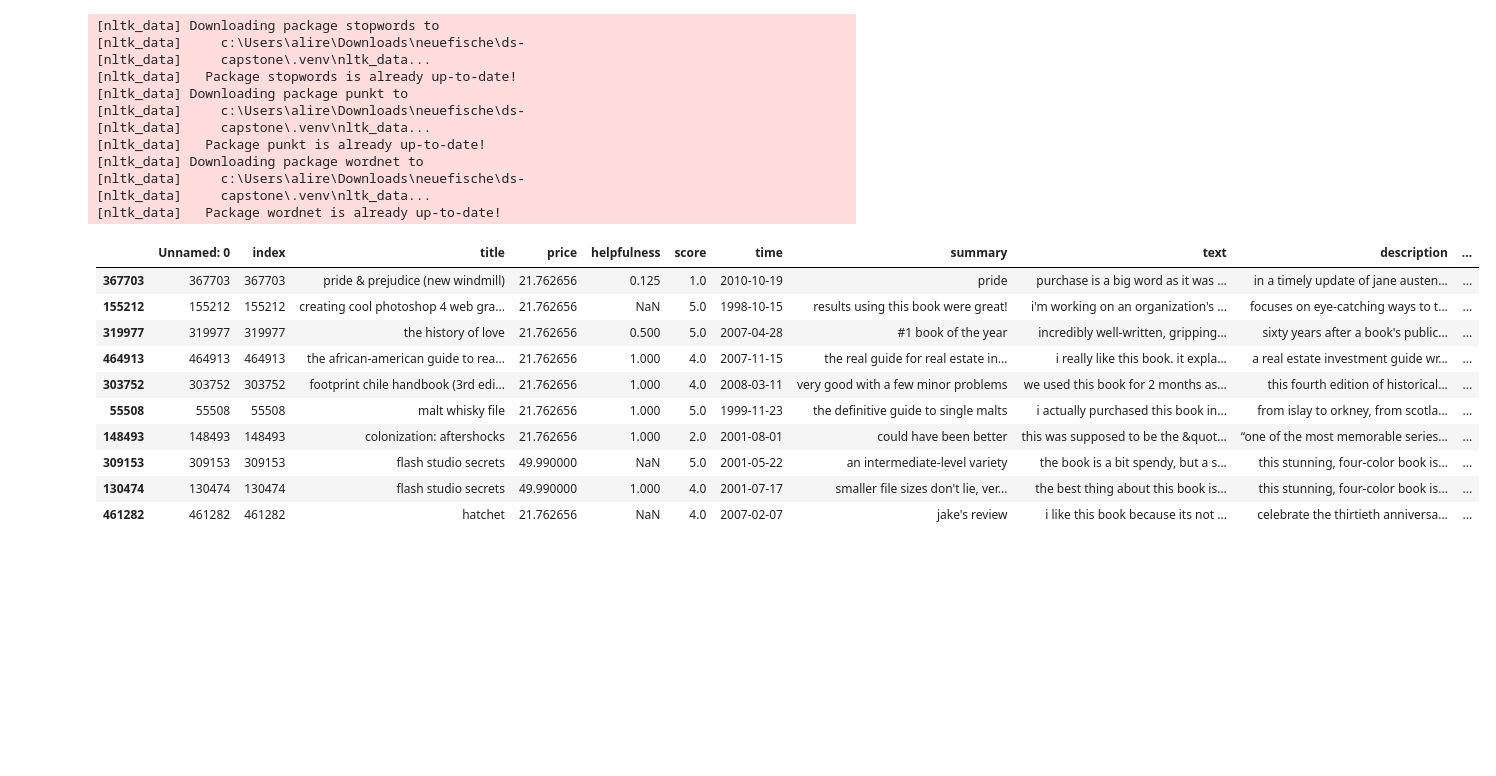
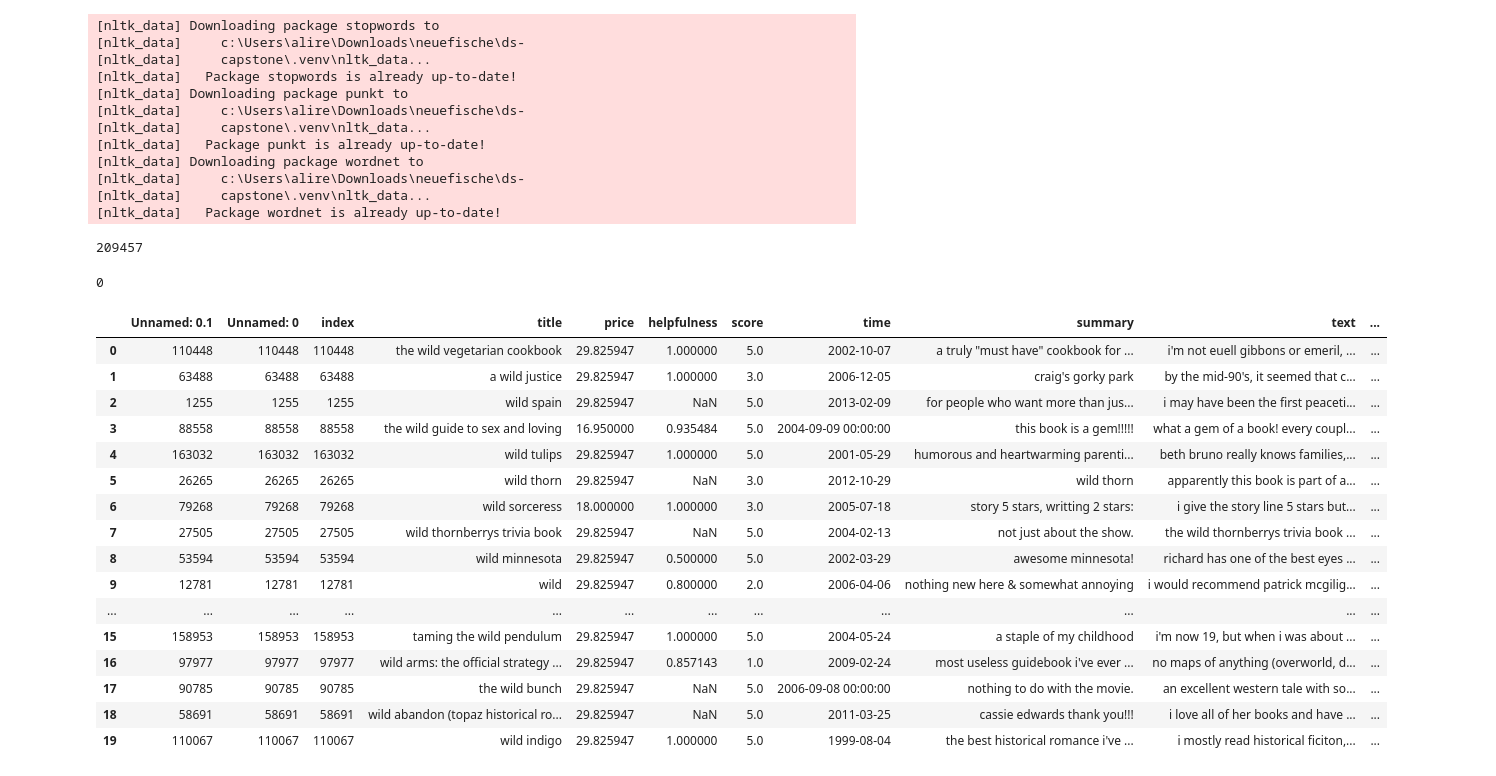
Before and after one commit to alijafarixcs/ds-capstone, a Jupyter notebook: notebooks/test_model.ipynb, the cells around one changed output. Saved outputs shown, nothing was run; the diff lists cells and outputs as text; code cells hidden in the pictures; blank space fills up the shorter version.

```diff
--- a/notebooks/test_model.ipynb
+++ b/notebooks/test_model.ipynb
@@ -37,13 +39,20 @@ SEED = 448
 [nltk_data]   Package wordnet is already up-to-date!
 # %%
 
-file_path = '../data/cleared_columns.csv'
+file_path ='../data/cleared_columns_title.csv'
 data_prep = DataPreparation(file_path)
 data_prep.read_large_csv()
 random.seed(SEED)
+# %%
+len(data_prep.data)
+# %% [output]
+209457
 # %%
 _doc2vec_load = Doc2VecRecommender(data_prep.data)
-_doc2vec_load.load_model('./models/doc2vec_model_hole')
-_doc2vec_load.train_similarity()
+_doc2vec_load.load_model('./models/doc2vec_model_title')
+# %%
+_doc2vec_load.data['all_clear'].isnull().sum()
+# %% [output]
+0
 # %%
-search='harry potter'
+search='harry potter wild sib asb'
@@ -50,15 +64,20 @@ search='harry potter'
 # %%
-
-_doc2vec_load.recommend_by_text([search])
+_doc2vec_load.recommend_by_text([search])[:40]
 # %% [output]
-|  | Unnamed: 0 | index | title | price | helpfulness | score | time | summary | text | description | ... |
-| 367703 | 367703 | 367703 | pride & prejudice (new windmill) | 21.762656 | 0.125 | 1.0 | 2010-10-19 | pride | purchase is a big word as it was ... | in a timely update of jane austen... | ... |
-| 155212 | 155212 | 155212 | creating cool photoshop 4 web gra... | 21.762656 | NaN | 5.0 | 1998-10-15 | results using this book were great! | i'm working on an organization's ... | focuses on eye-catching ways to t... | ... |
-| 319977 | 319977 | 319977 | the history of love | 21.762656 | 0.500 | 5.0 | 2007-04-28 | #1 book of the year | incredibly well-written, gripping... | sixty years after a book's public... | ... |
-| 464913 | 464913 | 464913 | the african-american guide to rea... | 21.762656 | 1.000 | 4.0 | 2007-11-15 | the real guide for real estate in... | i really like this book. it expla... | a real estate investment guide wr... | ... |
-| 303752 | 303752 | 303752 | footprint chile handbook (3rd edi... | 21.762656 | 1.000 | 4.0 | 2008-03-11 | very good with a few minor problems | we used this book for 2 months as... | this fourth edition of historical... | ... |
-| 55508 | 55508 | 55508 | malt whisky file | 21.762656 | 1.000 | 5.0 | 1999-11-23 | the definitive guide to single malts | i actually purchased this book in... | from islay to orkney, from scotla... | ... |
-| 148493 | 148493 | 148493 | colonization: aftershocks | 21.762656 | 1.000 | 2.0 | 2001-08-01 | could have been better | this was supposed to be the &quot... | “one of the most memorable series... | ... |
-| 309153 | 309153 | 309153 | flash studio secrets | 49.990000 | NaN | 5.0 | 2001-05-22 | an intermediate-level variety | the book is a bit spendy, but a s... | this stunning, four-color book is... | ... |
-| 130474 | 130474 | 130474 | flash studio secrets | 49.990000 | 1.000 | 4.0 | 2001-07-17 | smaller file sizes don't lie, ver... | the best thing about this book is... | this stunning, four-color book is... | ... |
-| 461282 | 461282 | 461282 | hatchet | 21.762656 | NaN | 4.0 | 2007-02-07 | jake's review | i like this book because its not ... | celebrate the thirtieth anniversa... | ... |
+|  | Unnamed: 0.1 | Unnamed: 0 | index | title | price | helpfulness | score | time | summary | text | ... |
+| 0 | 110448 | 110448 | 110448 | the wild vegetarian cookbook | 29.825947 | 1.000000 | 5.0 | 2002-10-07 | a truly "must have" cookbook for ... | i'm not euell gibbons or emeril, ... | ... |
+| 1 | 63488 | 63488 | 63488 | a wild justice | 29.825947 | 1.000000 | 3.0 | 2006-12-05 | craig's gorky park | by the mid-90's, it seemed that c... | ... |
+| 2 | 1255 | 1255 | 1255 | wild spain | 29.825947 | NaN | 5.0 | 2013-02-09 | for people who want more than jus... | i may have been the first peaceti... | ... |
+| 3 | 88558 | 88558 | 88558 | the wild guide to sex and loving | 16.950000 | 0.935484 | 5.0 | 2004-09-09 00:00:00 | this book is a gem!!!!! | what a gem of a book! every coupl... | ... |
+| 4 | 163032 | 163032 | 163032 | wild tulips | 29.825947 | 1.000000 | 5.0 | 2001-05-29 | humorous and heartwarming parenti... | beth bruno really knows families,... | ... |
+| 5 | 26265 | 26265 | 26265 | wild thorn | 29.825947 | NaN | 3.0 | 2012-10-29 | wild thorn | apparently this book is part of a... | ... |
+| 6 | 79268 | 79268 | 79268 | wild sorceress | 18.000000 | 1.000000 | 3.0 | 2005-07-18 | story 5 stars, writting 2 stars: | i give the story line 5 stars but... | ... |
+| 7 | 27505 | 27505 | 27505 | wild thornberrys trivia book | 29.825947 | NaN | 5.0 | 2004-02-13 | not just about the show. | the wild thornberrys trivia book ... | ... |
+| 8 | 53594 | 53594 | 53594 | wild minnesota | 29.825947 | 0.500000 | 5.0 | 2002-03-29 | awesome minnesota! | richard has one of the best eyes ... | ... |
+| 9 | 12781 | 12781 | 12781 | wild | 29.825947 | 0.800000 | 2.0 | 2006-04-06 | nothing new here & somewhat annoying | i would recommend patrick mcgilig... | ... |
+| ... | ... | ... | ... | ... | ... | ... | ... | ... | ... | ... | ... |
+| 15 | 158953 | 158953 | 158953 | taming the wild pendulum | 29.825947 | 1.000000 | 5.0 | 2004-05-24 | a staple of my childhood | i'm now 19, but when i was about ... | ... |
+| 16 | 97977 | 97977 | 97977 | wild arms: the official strategy ... | 29.825947 | 0.857143 | 1.0 | 2009-02-24 | most useless guidebook i've ever ... | no maps of anything (overworld, d... | ... |
+| 17 | 90785 | 90785 | 90785 | the wild bunch | 29.825947 | NaN | 5.0 | 2006-09-08 00:00:00 | nothing to do with the movie. | an excellent western tale with so... | ... |
+| 18 | 58691 | 58691 | 58691 | wild abandon (topaz historical ro... | 29.825947 | NaN | 5.0 | 2011-03-25 | cassie edwards thank you!!! | i love all of her books and have ... | ... |
+| 19 | 110067 | 110067 | 110067 | wild indigo | 29.825947 | 1.000000 | 5.0 | 1999-08-04 | the best historical romance i've ... | i mostly read historical ficiton,... | ... |
```
Also changed, not shown: parts of 4 cells of this notebook, 9 other files.
